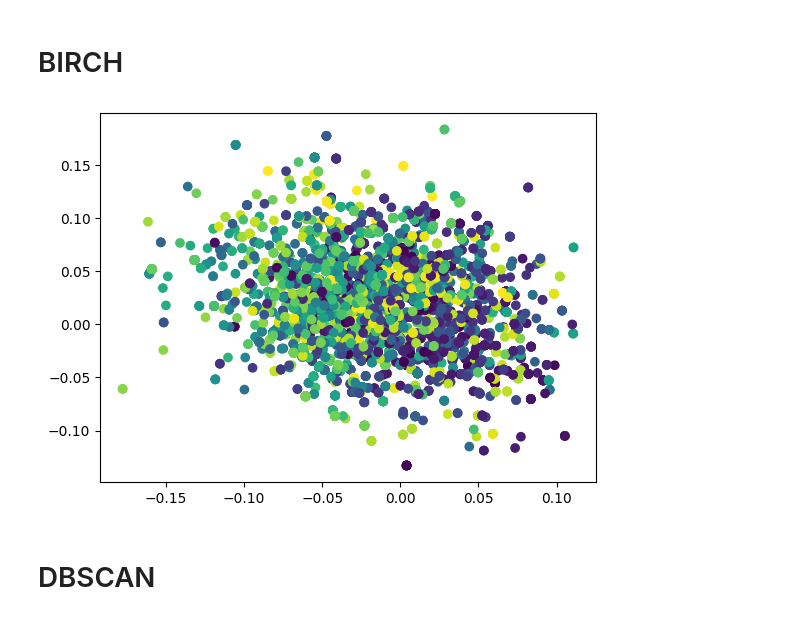
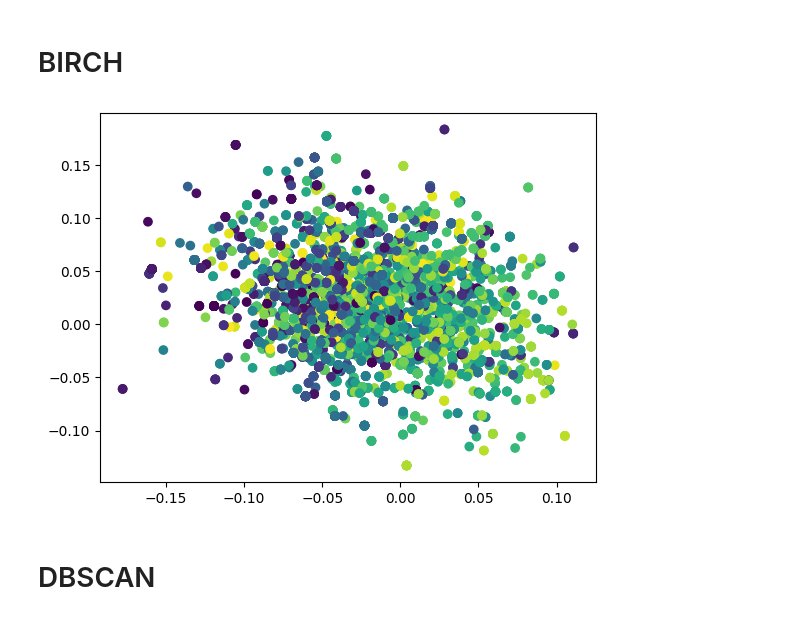
Before and after one commit to NinaWilschut/Master_Thesis, a Jupyter notebook: key_embed.ipynb, the cells around one changed output. Drawn from its saved outputs; the diff is of its cells as text; code cells hidden in the pictures.

```diff
--- a/key_embed.ipynb
+++ b/key_embed.ipynb
@@ -44,16 +44,16 @@ Loading BokehJS ...
 # %%
 import matplotlib.pyplot as plt
 from sklearn.cluster import Birch
 
-brc = Birch(n_clusters=None)
+brc = Birch(threshold=0.7, n_clusters=None)
 brc.fit(embed)
 
-out = brc.predict(embed)
+out = brc.fit_predict(embed)
 
 plt.scatter(embed[:,0], embed[:,1], c=out)
 plt.show()
 # %% [output]
-[figure, old version]
+[figure, new version]
 # %% [markdown]
 # DBSCAN
 # %%
```
Also changed, not shown: parts of 8 cells of this notebook.
